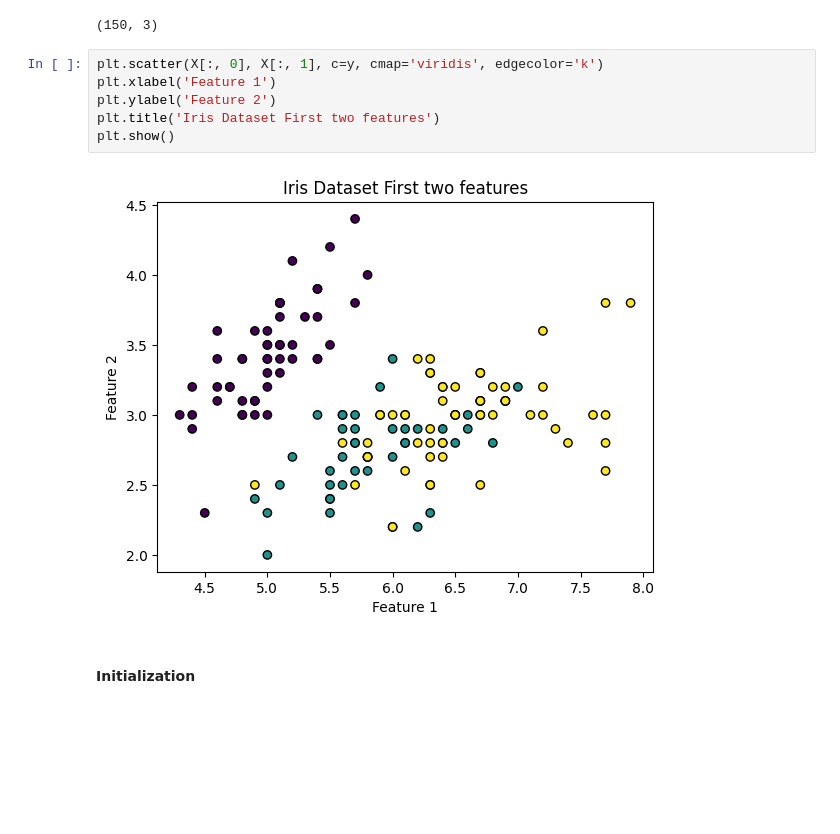
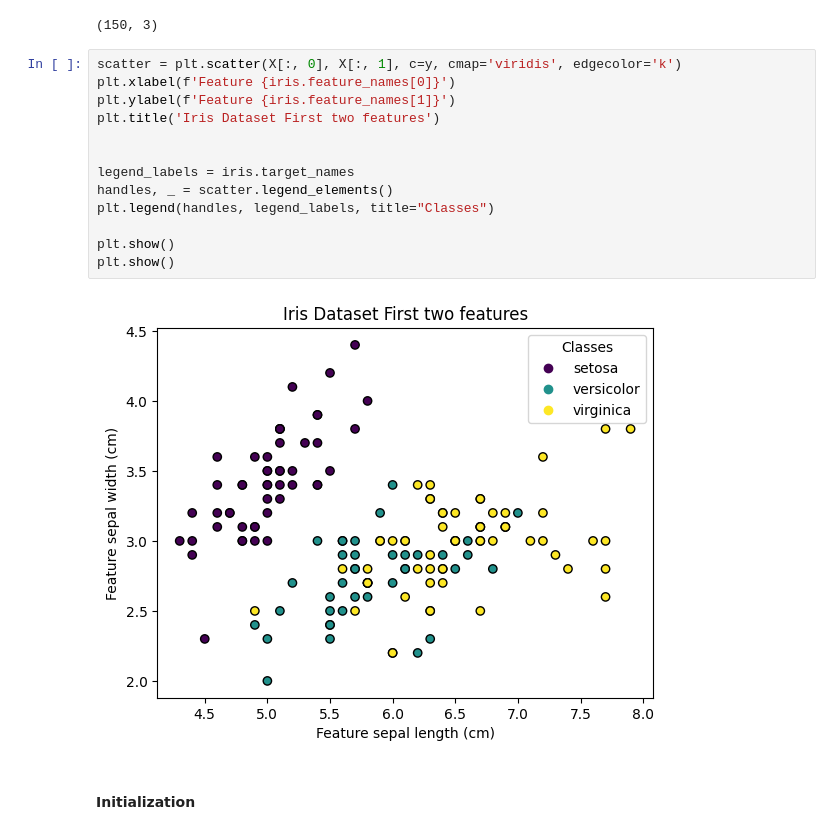
Before and after one commit to buzzbing/torch-learning, a Jupyter notebook: 302-softmax-regression_scratch.ipynb, the cells around one changed output. Drawn from its saved outputs; the diff is of its cells as text; blank space fills up the shorter version.

```diff
--- a/302-softmax-regression_scratch.ipynb
+++ b/302-softmax-regression_scratch.ipynb
@@ -80,13 +79,20 @@ print(y_encoded.shape)
 # %% [output]
 (150, 3)
 # %%
-plt.scatter(X[:, 0], X[:, 1], c=y, cmap='viridis', edgecolor='k')
-plt.xlabel('Feature 1')
-plt.ylabel('Feature 2')
+scatter = plt.scatter(X[:, 0], X[:, 1], c=y, cmap='viridis', edgecolor='k')
+plt.xlabel(f'Feature {iris.feature_names[0]}')
+plt.ylabel(f'Feature {iris.feature_names[1]}')
 plt.title('Iris Dataset First two features')
+
+
+legend_labels = iris.target_names
+handles, _ = scatter.legend_elements()
+plt.legend(handles, legend_labels, title="Classes")
+
 plt.show()
+plt.show()
 # %% [output]
-[figure, old version]
+[figure, new version]
 # %% [markdown]
 #### Initialization
 # %%
```
Also changed, not shown: parts of 1 cell of this notebook.
